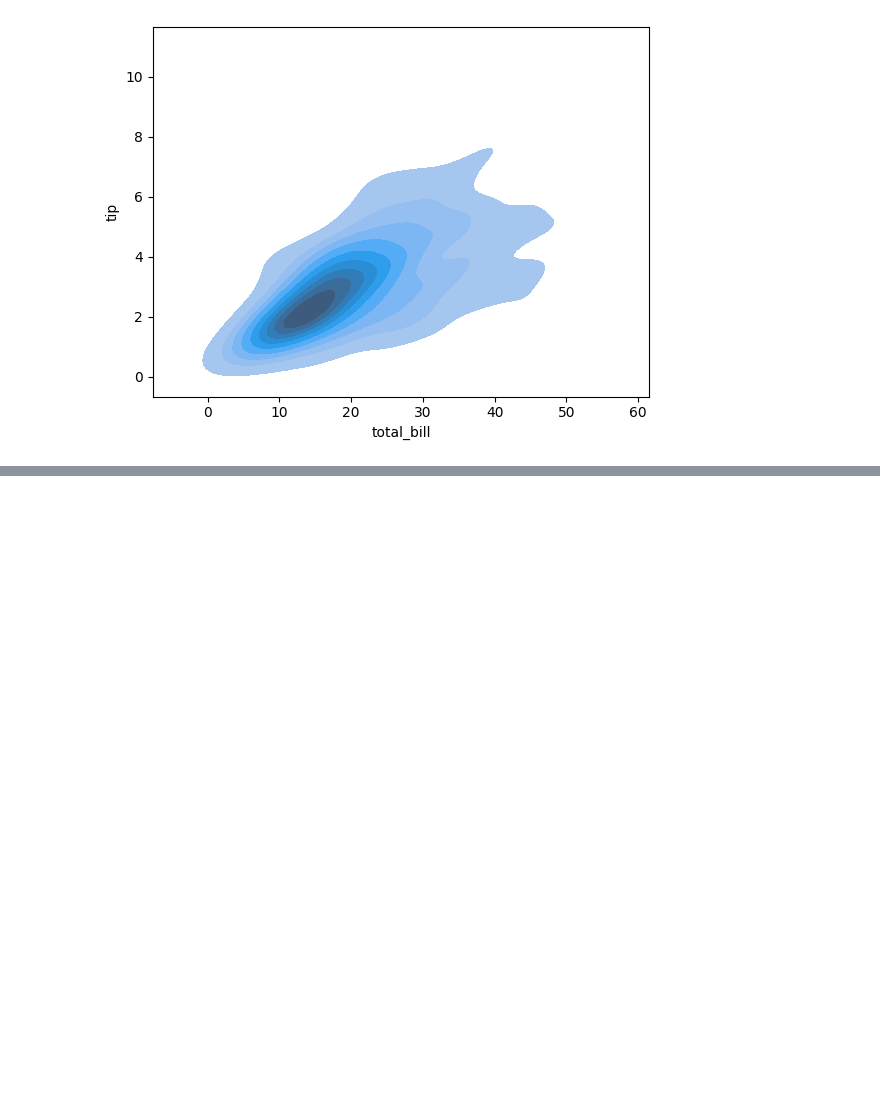
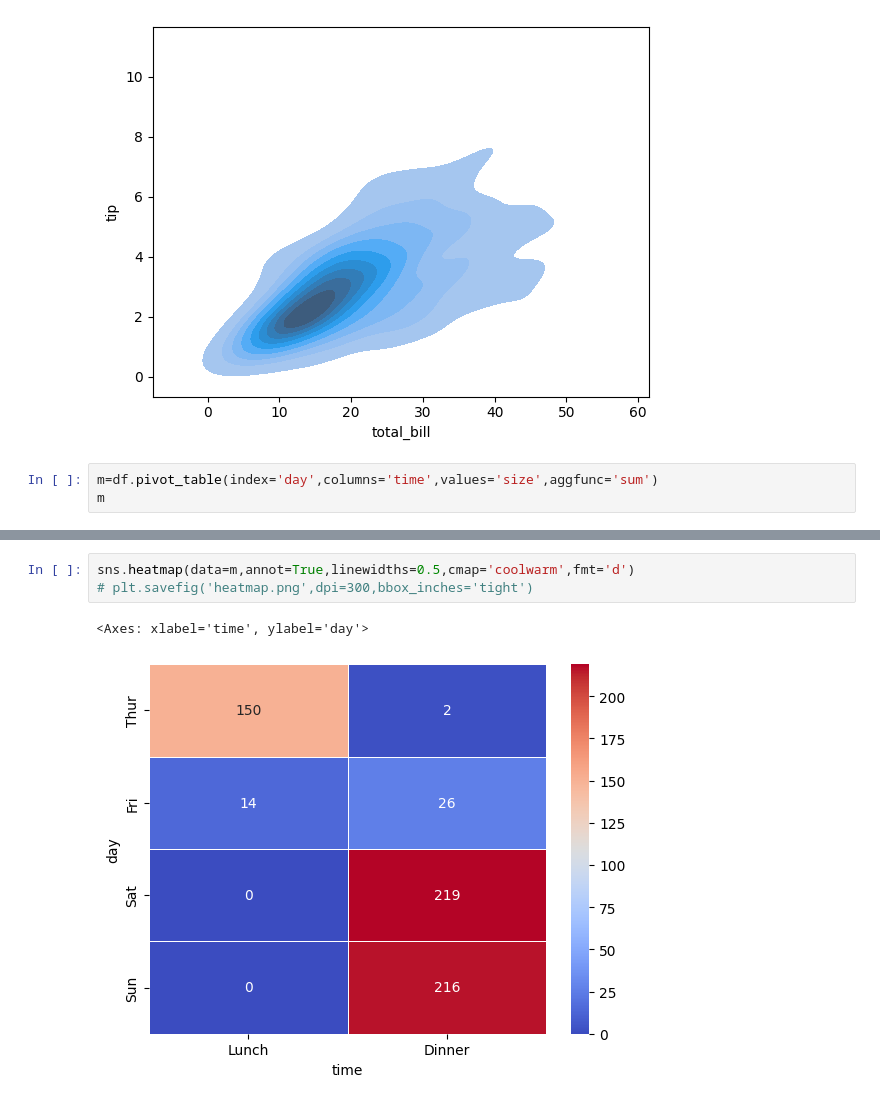
Before and after one commit to ChiragAgrawal12/Project_AU, a Jupyter notebook: Seaborn/seaborn.ipynb, the cells around one changed output, grey strips where cells are left out. Saved outputs shown, nothing was run; the diff lists cells and outputs as text; blank space fills up the shorter version.

```diff
--- a/Seaborn/seaborn.ipynb
+++ b/Seaborn/seaborn.ipynb
@@ -158,3 +142,6 @@ sns.kdeplot(data=df,x='total_bill',y='tip',fill=True)
 plt.show()
 # %% [output]
 [figure]
+# %%
+m=df.pivot_table(index='day',columns='time',values='size',aggfunc='sum')
+m
@@ -160,0 +155,6 @@ plt.show()
+# %%
+sns.heatmap(data=m,annot=True,linewidths=0.5,cmap='coolwarm',fmt='d')
+# plt.savefig('heatmap.png',dpi=300,bbox_inches='tight')
+# %% [output]
+<Axes: xlabel='time', ylabel='day'>
+[figure, added]
```
Also changed, not shown: parts of 2 cells of this notebook, 2 other files.
